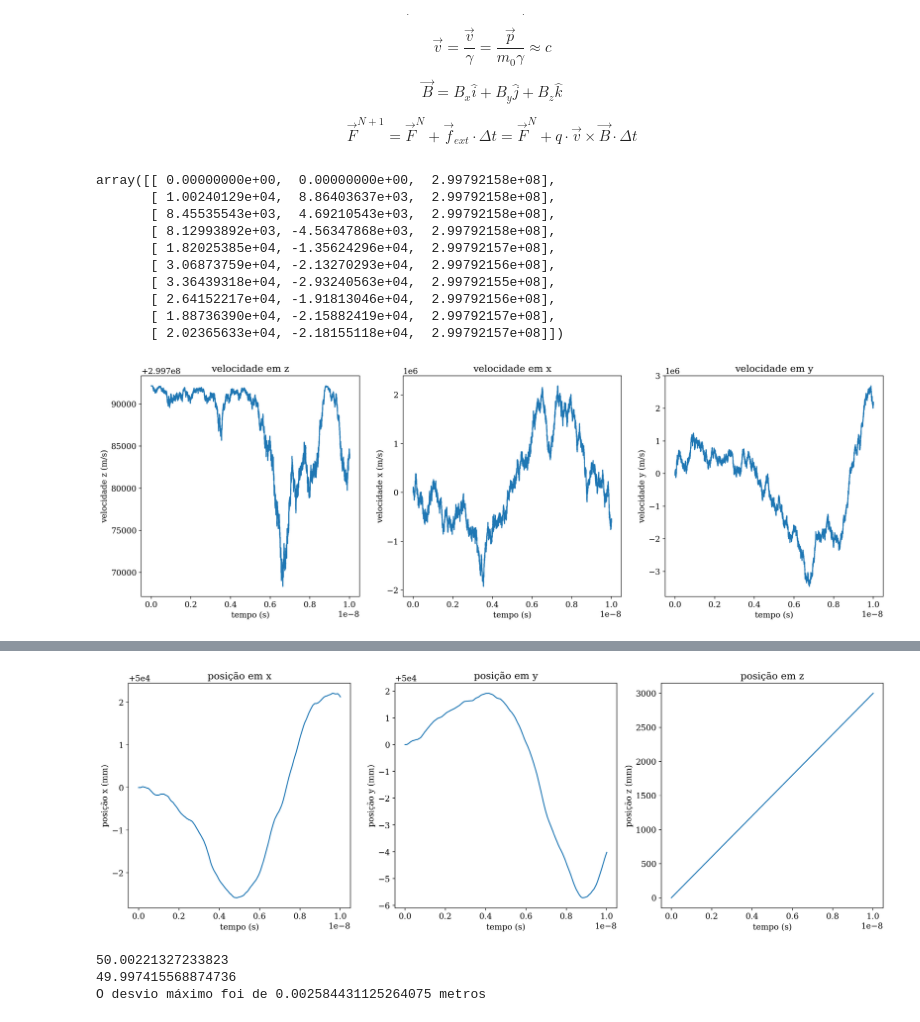
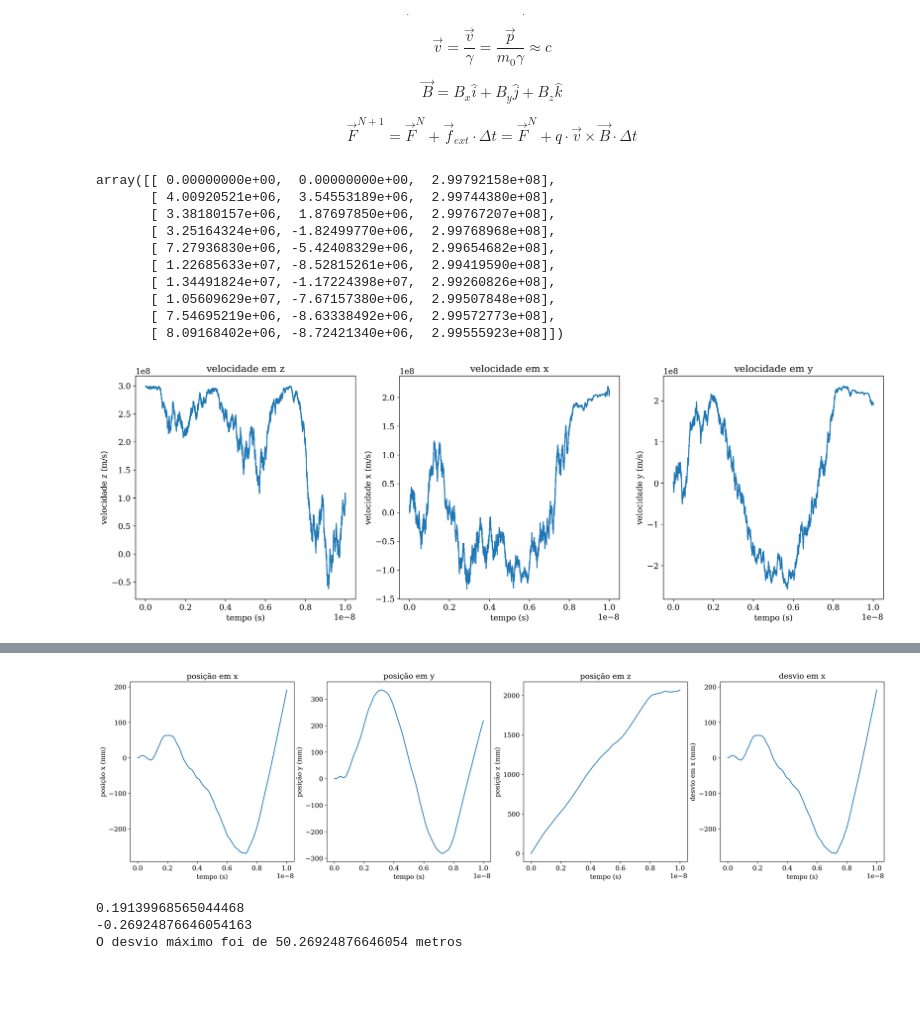
Before and after one commit to arthu0404/Simulacao-da-Correcao-do-Feixe-de-Eletrons, a Jupyter notebook: Simulacao do Feixe.ipynb, the cells around one changed output, grey strips where cells are left out. Cells and saved outputs as stored; diff of their text form; code cells hidden in the pictures; blank space fills up the shorter version.

```diff
--- a/Simulacao do Feixe.ipynb
+++ b/Simulacao do Feixe.ipynb
@@ -57,14 +53,14 @@ parametros = {
     "vx0": 0.0,
     "vy0": 0.0,
     "vz0": 0.999999 * config["V_LUZ"],
-    "x0": config["WIDTH"] /2,
-    "y0": config["HEIGHT"] /2,
+    "x0": 0,
+    "y0": 0,
     "z0": 0.0,
     "forca": [0, 0, 0],
-    "int_ruido": 0.005,
+    "int_ruido": 0.1,
     "grad_mag": 5.0,
     "delay": 10e-9,
-    "dt": 1e-13,
+    "dt": 1e-12,
     "dist": 3,
 }
 # %%
@@ -79,8 +75,8 @@ class FeixeEletron():
         self.gradiente_magnetico = parametros["grad_mag"]
         self.delay = parametros["delay"]
 
-        self.centro_x = config["WIDTH"] / 2
-        self.centro_y = config["HEIGHT"] / 2
+        self.centro_x = parametros["x0"]
+        self.centro_y = parametros["y0"]
 
         self.forca = np.array(parametros["forca"], dtype=float)
         self.pos0 = np.array([parametros["x0"], parametros["y0"], parametros["z0"]], dtype=float)
@@ -159,7 +155,7 @@ class FeixeEletron():
             forca_k2 = self.calcular_forca_lorentz(v_k2, B_k2)
 
             # k3
-            momento_k3 = momento_atual + 0.5 * self.dt * forca_k1
+            momento_k3 = momento_atual + 0.5 * self.dt * forca_k2
             v_k3 = self.momento_para_velocidade(momento_k3)
 
             pos_k3 = pos_atual + 0.5 * self.dt * v_k2
@@ -194,21 +190,22 @@ eletron.runge_kutta(N_PASSOS)
 eletron.vel[0:10]
 # %% [output]
 array([[ 0.00000000e+00,  0.00000000e+00,  2.99792158e+08],
-       [ 1.00240129e+04,  8.86403637e+03,  2.99792158e+08],
-       [ 8.45535543e+03,  4.69210543e+03,  2.99792158e+08],
-       [ 8.12993892e+03, -4.56347868e+03,  2.99792158e+08],
-       [ 1.82025385e+04, -1.35624296e+04,  2.99792157e+08],
-       [ 3.06873759e+04, -2.13270293e+04,  2.99792156e+08],
-       [ 3.36439318e+04, -2.93240563e+04,  2.99792155e+08],
-       [ 2.64152217e+04, -1.91813046e+04,  2.99792156e+08],
-       [ 1.88736390e+04, -2.15882419e+04,  2.99792157e+08],
-       [ 2.02365633e+04, -2.18155118e+04,  2.99792157e+08]])
+       [ 4.00920521e+06,  3.54553189e+06,  2.99744380e+08],
+       [ 3.38180157e+06,  1.87697850e+06,  2.99767207e+08],
+       [ 3.25164324e+06, -1.82499770e+06,  2.99768968e+08],
+       [ 7.27936830e+06, -5.42408329e+06,  2.99654682e+08],
+       [ 1.22685633e+07, -8.52815261e+06,  2.99419590e+08],
+       [ 1.34491824e+07, -1.17224398e+07,  2.99260826e+08],
+       [ 1.05609629e+07, -7.67157380e+06,  2.99507848e+08],
+       [ 7.54695219e+06, -8.63338492e+06,  2.99572773e+08],
+       [ 8.09168402e+06, -8.72421340e+06,  2.99555923e+08]])
 # %%
 tempo = eletron.t
 velocidade_x = eletron.vel[:, 0]
 velocidade_y = eletron.vel[:, 1]
 velocidade_z = eletron.vel[:, 2]
 posicao = eletron.pos[:, 2]
+
 
 fig = plt.figure(figsize=(20, 6), dpi=200)
 gs = gridspec.GridSpec(1, 3, figure=fig)
@@ -233,7 +230,7 @@ ax4.set_title("velocidade em y")
 
 plt.show()
 # %% [output]
-[figure, old version]
+[figure, new version]
 # %% [markdown]
 <!-- - Delay: Olhar para a posição do elétron $N$ passos atrás no tempo. (~150 nanosegundos)
 
@@ -243,36 +240,43 @@ plt.show()
 # %%
 tempo = eletron.t
 velocidade_x = eletron.vel[:, 0]
 velocidade_y = eletron.vel[:, 1]
 velocidade_z = eletron.vel[:, 2]
 posicao_x = eletron.pos[:, 0]
 posicao_y = eletron.pos[:, 1]
 posicao_z = eletron.pos[:,   2]
+desvio_x = posicao_x - parametros["x0"]
 
-fig = plt.figure(figsize=(20, 6), dpi=200)
-gs = gridspec.GridSpec(1, 3, figure=fig)
+fig = plt.figure(figsize=(25, 6), dpi=200)
+gs = gridspec.GridSpec(1, 4, figure=fig)
 
 ax1 = fig.add_subplot(gs[0, 0])
 ax1.plot(tempo, posicao_x * 1000)
 ax1.set_ylabel("posição x (mm)")
 ax1.set_xlabel("tempo (s)")
 ax1.set_title("posição em x")
 
 ax3 = fig.add_subplot(gs[0, 1])
 ax3.plot(tempo, posicao_y * 1000)
 ax3.set_ylabel("posição y (mm)")
 ax3.set_xlabel("tempo (s)")
 ax3.set_title("posição em y")
 
 ax4 = fig.add_subplot(gs[0, 2])
 ax4.plot(tempo, posicao_z * 1000)
 ax4.set_ylabel("posição z (mm)")
 ax4.set_xlabel("tempo (s)")
 ax4.set_title("posição em z")
 
+ax5 = fig.add_subplot(gs[0, 3])
+ax5.plot(tempo, desvio_x * 1000)
+ax5.set_ylabel("desvio em x (mm)")
+ax5.set_xlabel("tempo (s)")
+ax5.set_title("desvio em x")
+
 plt.show()
 # %% [output]
-[figure, old version]
+[figure, new version]
 # %%
 posicao_x = eletron.pos[:, 0]
 desvios = abs(posicao_x - 50)
@@ -281,6 +285,6 @@ print(max(posicao_x))
 print(min(posicao_x))
 print(f"O desvio máximo foi de {max(desvios)} metros")
 # %% [output]
-50.00221327233823
-49.997415568874736
-O desvio máximo foi de 0.002584431125264075 metros
+0.19139968565044468
+-0.26924876646054163
+O desvio máximo foi de 50.26924876646054 metros
```
Also changed, not shown: parts of 2 cells of this notebook.
